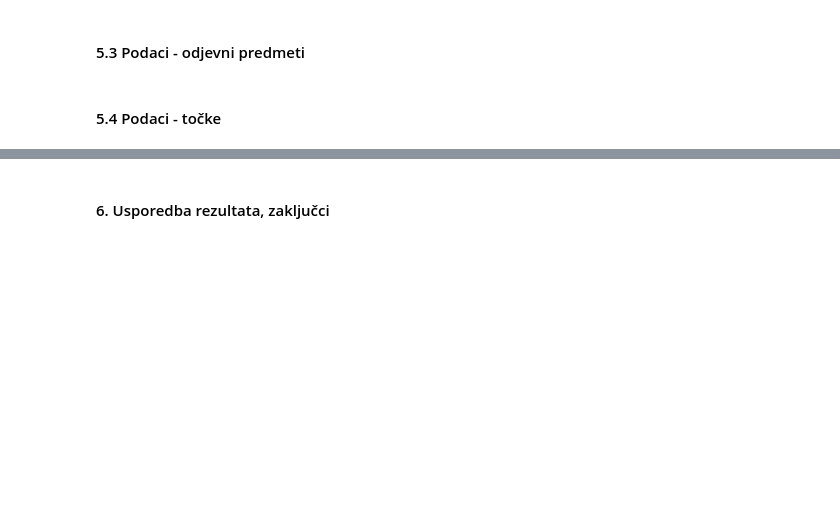
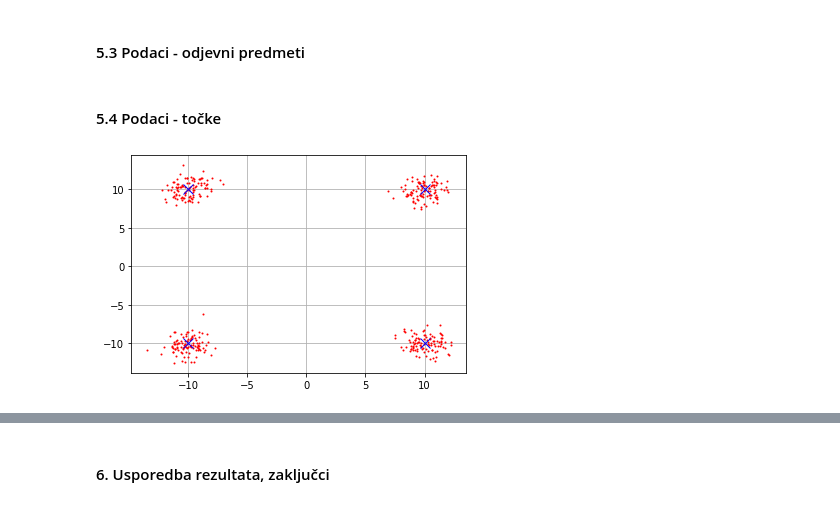
Before and after one commit to elladetic/USPP, a Jupyter notebook: final.ipynb, the cells around one changed output, grey strips where cells are left out. Drawn from its saved outputs; the diff is of its cells as text; code cells hidden in the pictures; blank space fills up the shorter version.

Commit message:
Points

```diff
--- a/final.ipynb
+++ b/final.ipynb
@@ -314,0 +307,27 @@ print(A)
+# %%
+centers = np.array([[10, 10], [-10, 10], [10, -10],[-10, -10]], dtype=float)
+
+A_points = [np.random.randn(2, 100) + np.expand_dims(center, axis=1)
+    for center in centers]
+
+A_points = np.concatenate(A_points, axis=1)
+D_points = np.zeros(A_points.shape[1])
+k_points = 4
+epsilon_points = 1e-8
+
+for i in range(A_points.shape[1]):
+    if(A_points[0,i] >= 0 and A_points[1,i] >= 0 ):
+        D_points[i] = 1
+    elif(A_points[0,i] <= 0 and A_points[1,i] >= 0 ):
+        D_points[i] = 2
+    elif(A_points[0,i] <= 0 and A_points[1,i] <= 0 ):
+        D_points[i] = 3
+    elif(A_points[0,i] >= 0 and A_points[1,i] <= 0 ):
+        D_points[i] = 4
+# %%
+plt.plot(A_points[0,:],A_points[1,:], 'ro', ms = 1)
+plt.plot(centers[:,0],centers[:,1], 'bx', ms = 10)
+plt.grid()
+plt.show()
+# %% [output]
+[figure, added]
```
Also changed, not shown: parts of 4 cells of this notebook.
